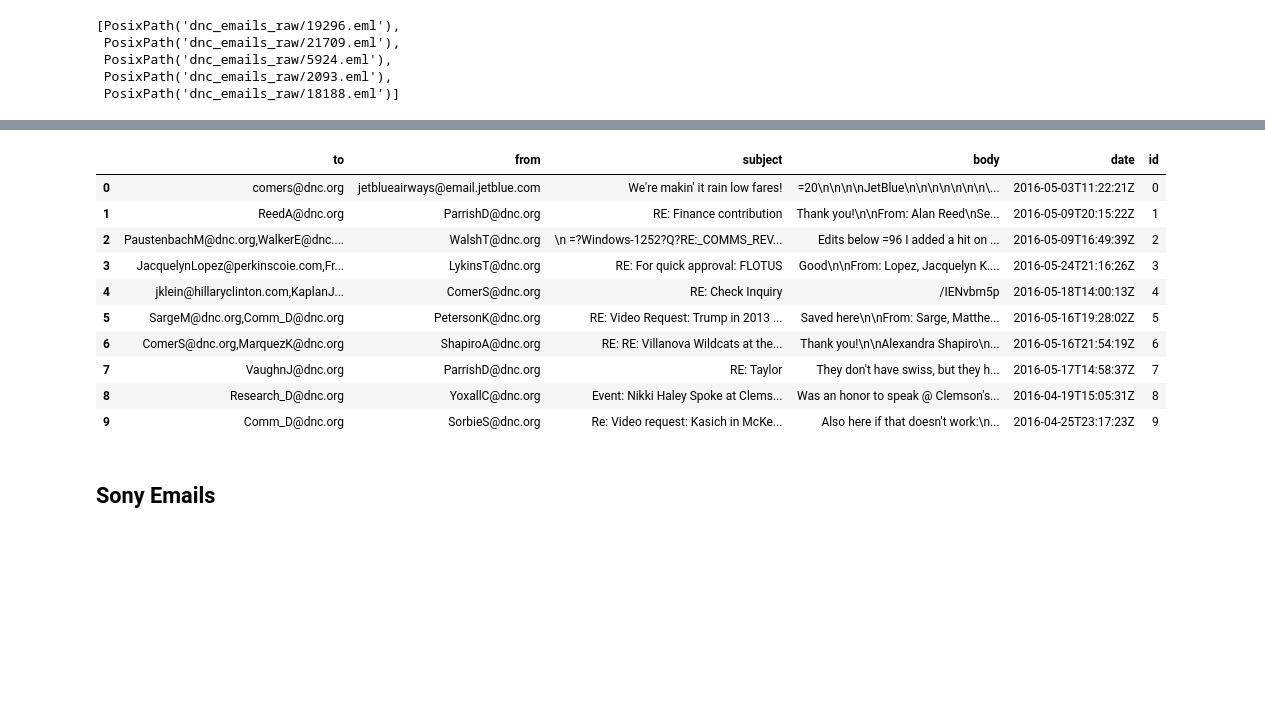
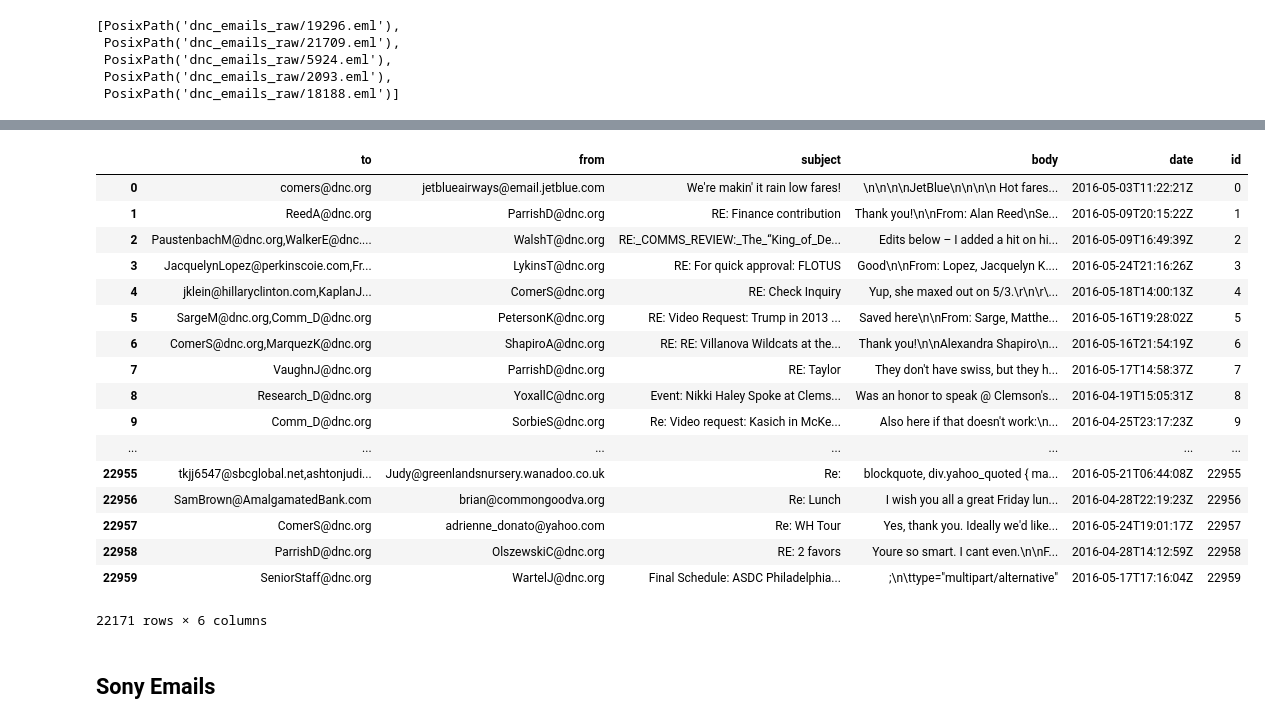
Before and after one commit to acarl005/docsund, a Jupyter notebook: preprocess/em_parsing.ipynb, the cells around one changed output, grey strips where cells are left out. Saved outputs shown, nothing was run; the diff lists cells and outputs as text; code cells hidden in the pictures; blank space fills up the shorter version.

Commit message:
fix null byte error in preprocessing

```diff
--- a/preprocess/em_parsing.ipynb
+++ b/preprocess/em_parsing.ipynb
@@ -93,15 +193,20 @@ dnc_files[:5]
  PosixPath('dnc_emails_raw/18188.eml')]
 # %%
 error_emails = []
+errors = []
 success_emails = []
 
-for dnc_file in tqdm(dnc_files):
+for dnc_file in dnc_files:
     try:
         with open(dnc_file, 'r') as f:
             text = f.read()
+    except UnicodeDecodeError:
+        continue
+    try:
         eml_parsed = parse_email(text)
         success_emails.append(eml_parsed)
-    except:
+    except Exception as e:
+        errors.append(e)
         error_emails.append(dnc_file)
 # %%
 len(success_emails), len(error_emails)
@@ -110,27 +215,39 @@ len(success_emails), len(error_emails)
 # %%
-df = pd.DataFrame(success_emails)
-cols_of_interest = ['To', 'From', 'Subject', 'Body', 'Date']
-df = df[cols_of_interest]
-df.columns = ["to", "from", "subject", "body", "date"]
-df['body'] = df['body'].str.strip()
+df_raw = pd.DataFrame(success_emails)
+cols_of_interest = ['To', 'From', 'Subject', 'BodyDecoded', 'Date']
+df = df_raw[cols_of_interest]
+df = df.rename(columns={"To": "to",
+                        "From": "from",
+                        "Subject": "subject",
+                        "BodyDecoded": "body",
+                        "Date": "date"})
+df["body"] = df.body.str.replace(r"=\n", "\n").str.replace(r"(\s*\n){4,}", "\n\n\n\n")
+df["subject"] = df.subject.fillna("").apply(decode_subject)
 df["id"] = df.index.astype(str)
 df["from"] = df["from"].str.extract(email_regex)
 df["to"] = df["to"].str.extractall(email_regex).groupby(level=0).agg(list)[0].apply(lambda s: ",".join(s))
 df = df.dropna(subset=["to", "from", "date"])
 df["date"] = df.date.apply(lambda d: datetime.strptime(d, "%a, %d %b %Y %H:%M:%S %z").astimezone(timezone("UTC")).strftime("%Y-%m-%dT%H:%M:%SZ"))
-df.iloc[:10, :]
+df
 # %% [output]
 |  | to | from | subject | body | date | id |
-| 0 | comers@dnc.org | jetblueairways@email.jetblue.com | We're makin' it rain low fares! | =20\n\n\n\nJetBlue\n\n\n\n\n\n\n\... | 2016-05-03T11:22:21Z | 0 |
+| 0 | comers@dnc.org | jetblueairways@email.jetblue.com | We're makin' it rain low fares! | \n\n\n\nJetBlue\n\n\n\n Hot fares... | 2016-05-03T11:22:21Z | 0 |
 | 1 | ReedA@dnc.org | ParrishD@dnc.org | RE: Finance contribution | Thank you!\n\nFrom: Alan Reed\nSe... | 2016-05-09T20:15:22Z | 1 |
-| 2 | PaustenbachM@dnc.org,WalkerE@dnc.... | WalshT@dnc.org | \n =?Windows-1252?Q?RE:_COMMS_REV... | Edits below =96 I added a hit on ... | 2016-05-09T16:49:39Z | 2 |
+| 2 | PaustenbachM@dnc.org,WalkerE@dnc.... | WalshT@dnc.org | RE:_COMMS_REVIEW:_The_“King_of_De... | Edits below – I added a hit on hi... | 2016-05-09T16:49:39Z | 2 |
 | 3 | JacquelynLopez@perkinscoie.com,Fr... | LykinsT@dnc.org | RE: For quick approval: FLOTUS | Good\n\nFrom: Lopez, Jacquelyn K.... | 2016-05-24T21:16:26Z | 3 |
-| 4 | jklein@hillaryclinton.com,KaplanJ... | ComerS@dnc.org | RE: Check Inquiry | /IENvbm5p | 2016-05-18T14:00:13Z | 4 |
+| 4 | jklein@hillaryclinton.com,KaplanJ... | ComerS@dnc.org | RE: Check Inquiry | Yup, she maxed out on 5/3.\r\n\r\... | 2016-05-18T14:00:13Z | 4 |
 | 5 | SargeM@dnc.org,Comm_D@dnc.org | PetersonK@dnc.org | RE: Video Request: Trump in 2013 ... | Saved here\n\nFrom: Sarge, Matthe... | 2016-05-16T19:28:02Z | 5 |
 | 6 | ComerS@dnc.org,MarquezK@dnc.org | ShapiroA@dnc.org | RE: RE: Villanova Wildcats at the... | Thank you!\n\nAlexandra Shapiro\n... | 2016-05-16T21:54:19Z | 6 |
 | 7 | VaughnJ@dnc.org | ParrishD@dnc.org | RE: Taylor | They don't have swiss, but they h... | 2016-05-17T14:58:37Z | 7 |
 | 8 | Research_D@dnc.org | YoxallC@dnc.org | Event: Nikki Haley Spoke at Clems... | Was an honor to speak @ Clemson's... | 2016-04-19T15:05:31Z | 8 |
 | 9 | Comm_D@dnc.org | SorbieS@dnc.org | Re: Video request: Kasich in McKe... | Also here if that doesn't work:\n... | 2016-04-25T23:17:23Z | 9 |
+| ... | ... | ... | ... | ... | ... | ... |
+| 22955 | tkjj6547@sbcglobal.net,ashtonjudi... | Judy@greenlandsnursery.wanadoo.co.uk | Re: | blockquote, div.yahoo_quoted { ma... | 2016-05-21T06:44:08Z | 22955 |
+| 22956 | SamBrown@AmalgamatedBank.com | brian@commongoodva.org | Re: Lunch | I wish you all a great Friday lun... | 2016-04-28T22:19:23Z | 22956 |
+| 22957 | ComerS@dnc.org | adrienne_donato@yahoo.com | Re: WH Tour | Yes, thank you. Ideally we'd like... | 2016-05-24T19:01:17Z | 22957 |
+| 22958 | ParrishD@dnc.org | OlszewskiC@dnc.org | RE: 2 favors | Youre so smart. I cant even.\n\nF... | 2016-04-28T14:12:59Z | 22958 |
+| 22959 | SeniorStaff@dnc.org | WartelJ@dnc.org | Final Schedule: ASDC Philadelphia... | ;\n\ttype="multipart/alternative" | 2016-05-17T17:16:04Z | 22959 |
+22171 rows × 6 columns
 # %%
 df.to_csv('dnc_emails.csv', index=False)
 # %% [markdown]
```
Also changed, not shown: parts of 7 cells of this notebook.
